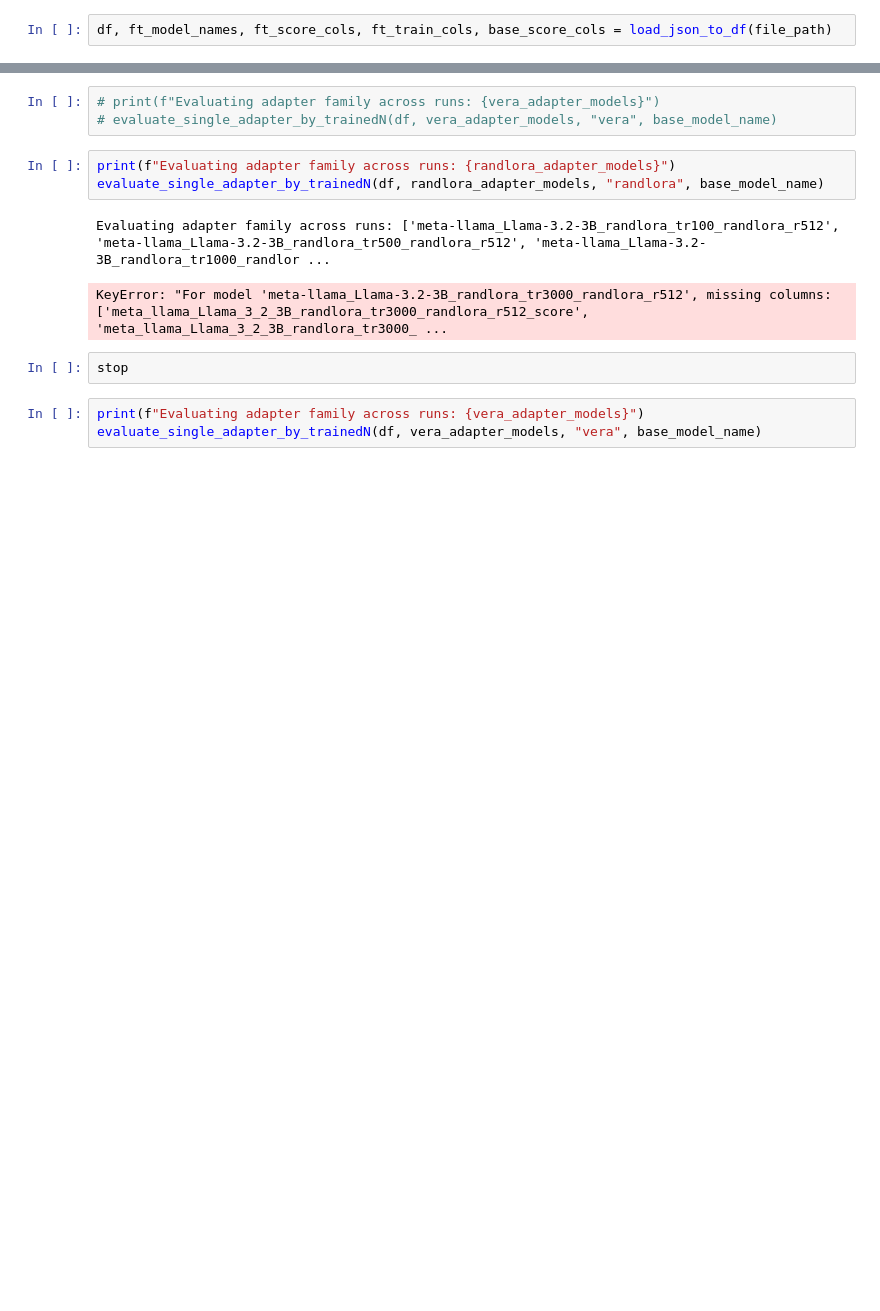
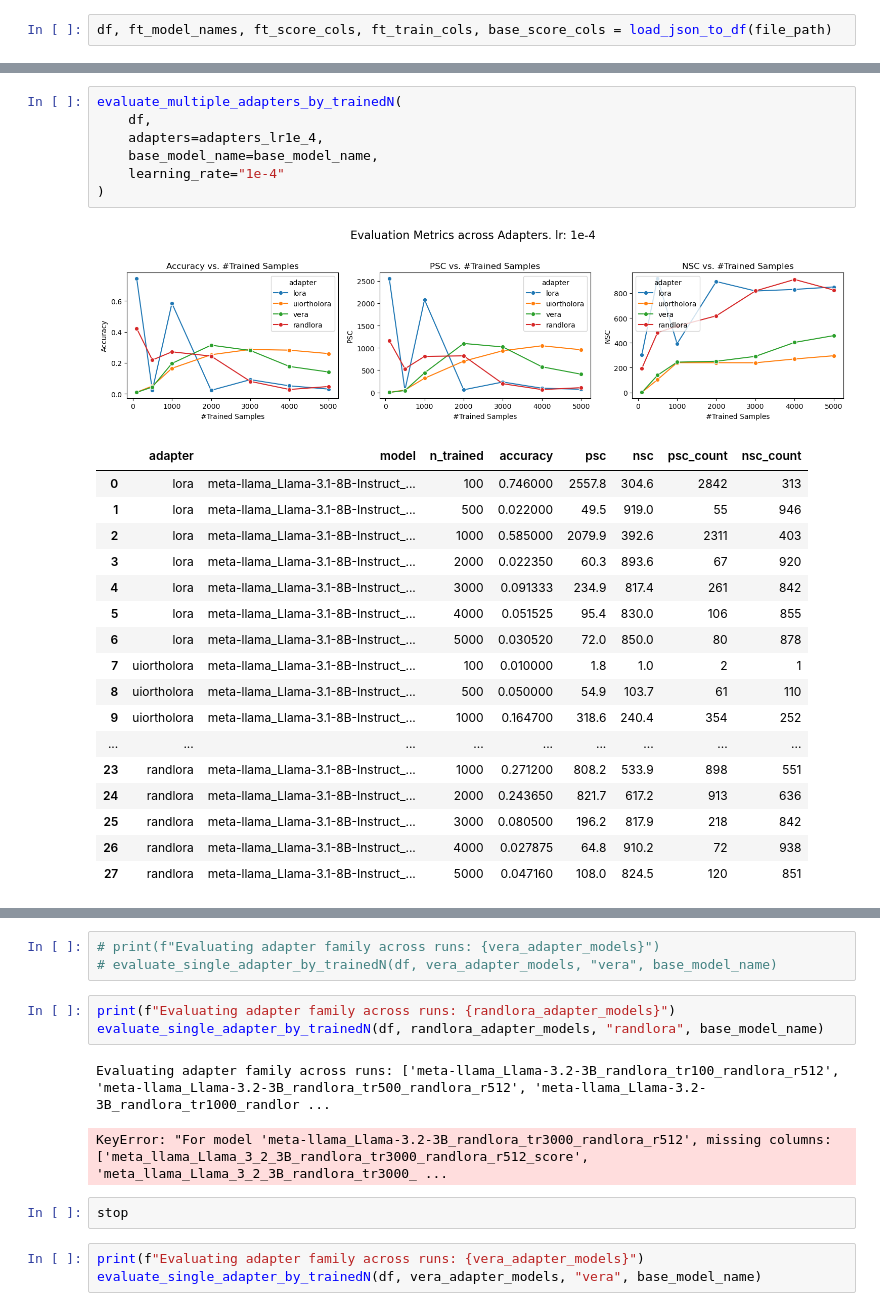
Before and after one commit to Guy-Bilitski/UIOrthoLoRA, a Jupyter notebook: notebooks/tuner_knowledge/notebooks/intrinsic_eval.ipynb, the cells around one changed output, grey strips where cells are left out. Saved outputs shown, nothing was run; the diff lists cells and outputs as text; blank space fills up the shorter version.

```diff
--- a/notebooks/tuner_knowledge/notebooks/intrinsic_eval.ipynb
+++ b/notebooks/tuner_knowledge/notebooks/intrinsic_eval.ipynb
@@ -297,0 +769,26 @@ df, ft_model_names, ft_score_cols, ft_train_cols, base_score_cols = load_json_to
+# %%
+evaluate_multiple_adapters_by_trainedN(
+    df,
+    adapters=adapters_lr1e_4,
+    base_model_name=base_model_name,
+    learning_rate="1e-4"
+)
+# %% [output]
+[figure, added]
+|  | adapter | model | n_trained | accuracy | psc | nsc | psc_count | nsc_count |
+| 0 | lora | meta-llama_Llama-3.1-8B-Instruct_... | 100 | 0.746000 | 2557.8 | 304.6 | 2842 | 313 |
+| 1 | lora | meta-llama_Llama-3.1-8B-Instruct_... | 500 | 0.022000 | 49.5 | 919.0 | 55 | 946 |
+| 2 | lora | meta-llama_Llama-3.1-8B-Instruct_... | 1000 | 0.585000 | 2079.9 | 392.6 | 2311 | 403 |
+| 3 | lora | meta-llama_Llama-3.1-8B-Instruct_... | 2000 | 0.022350 | 60.3 | 893.6 | 67 | 920 |
+| 4 | lora | meta-llama_Llama-3.1-8B-Instruct_... | 3000 | 0.091333 | 234.9 | 817.4 | 261 | 842 |
+| 5 | lora | meta-llama_Llama-3.1-8B-Instruct_... | 4000 | 0.051525 | 95.4 | 830.0 | 106 | 855 |
+| 6 | lora | meta-llama_Llama-3.1-8B-Instruct_... | 5000 | 0.030520 | 72.0 | 850.0 | 80 | 878 |
+| 7 | uiortholora | meta-llama_Llama-3.1-8B-Instruct_... | 100 | 0.010000 | 1.8 | 1.0 | 2 | 1 |
+| 8 | uiortholora | meta-llama_Llama-3.1-8B-Instruct_... | 500 | 0.050000 | 54.9 | 103.7 | 61 | 110 |
+| 9 | uiortholora | meta-llama_Llama-3.1-8B-Instruct_... | 1000 | 0.164700 | 318.6 | 240.4 | 354 | 252 |
+| ... | ... | ... | ... | ... | ... | ... | ... | ... |
+| 23 | randlora | meta-llama_Llama-3.1-8B-Instruct_... | 1000 | 0.271200 | 808.2 | 533.9 | 898 | 551 |
+| 24 | randlora | meta-llama_Llama-3.1-8B-Instruct_... | 2000 | 0.243650 | 821.7 | 617.2 | 913 | 636 |
+| 25 | randlora | meta-llama_Llama-3.1-8B-Instruct_... | 3000 | 0.080500 | 196.2 | 817.9 | 218 | 842 |
+| 26 | randlora | meta-llama_Llama-3.1-8B-Instruct_... | 4000 | 0.027875 | 64.8 | 910.2 | 72 | 938 |
+| 27 | randlora | meta-llama_Llama-3.1-8B-Instruct_... | 5000 | 0.047160 | 108.0 | 824.5 | 120 | 851 |
```
Also changed, not shown: parts of 18 cells of this notebook, 10 other files.
